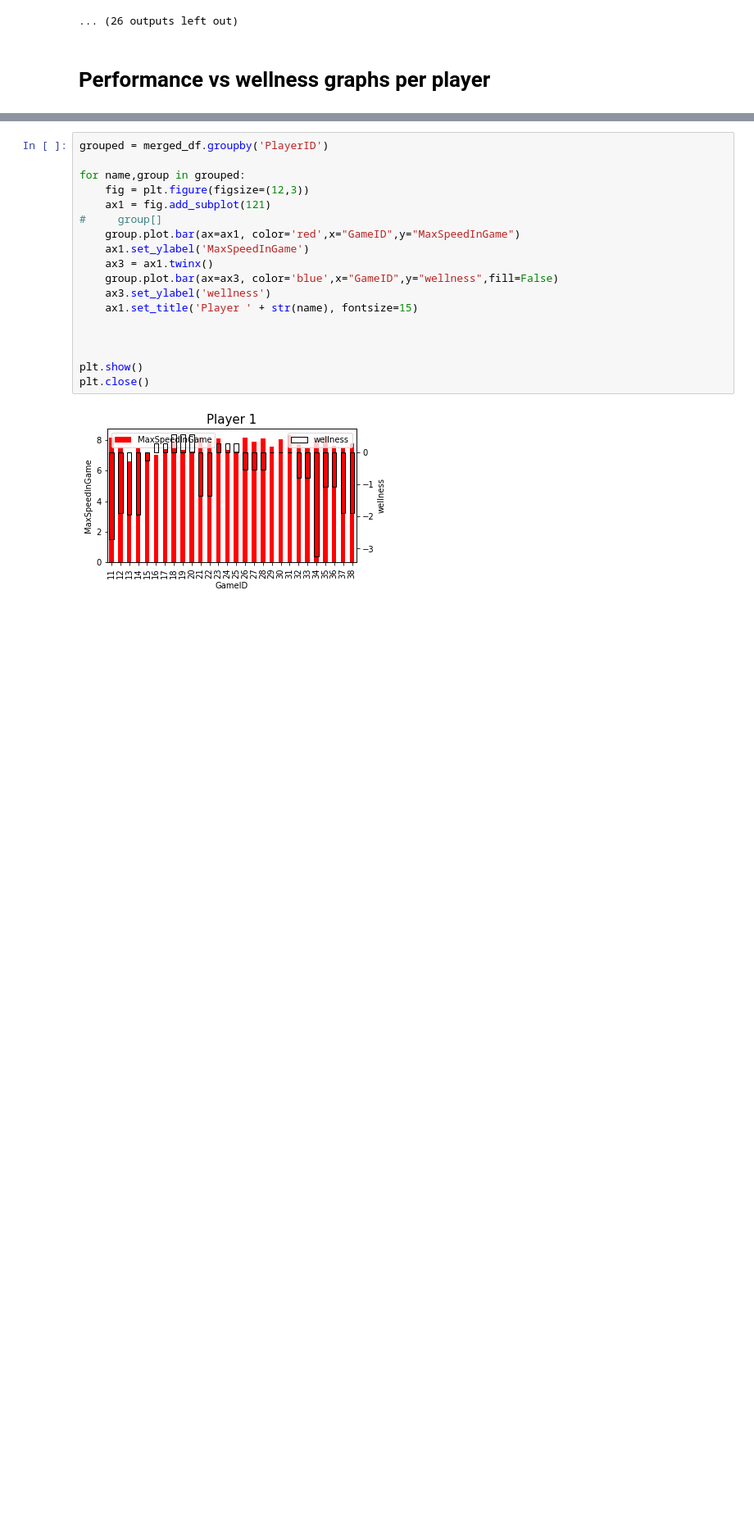
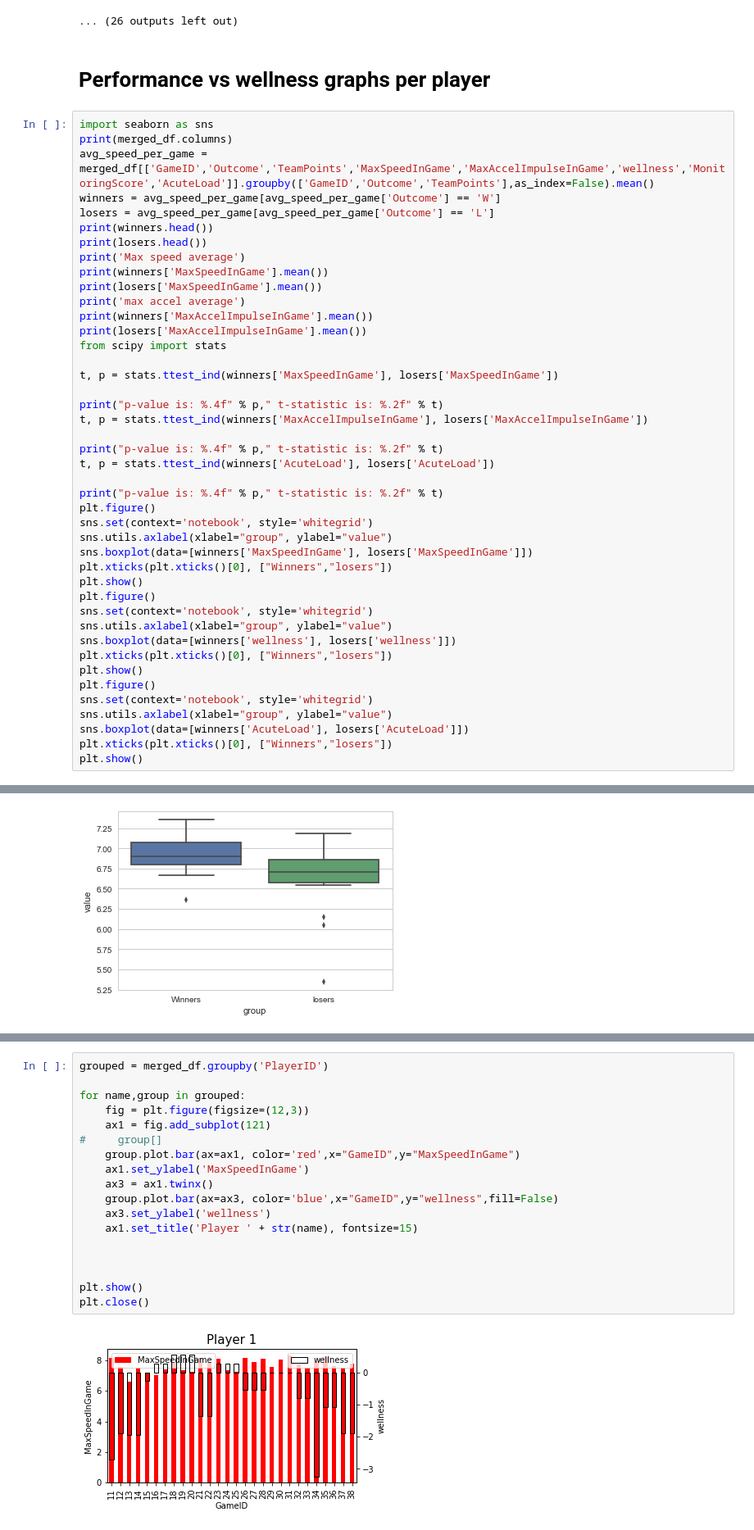
Before and after one commit to JoeRoussy/sta2453-project-1, a Jupyter notebook: training_vs_wellness_vs_performance.ipynb, the cells around one changed output, grey strips where cells are left out. Shown at 82% size. Saved outputs shown, nothing was run; the diff lists cells and outputs as text; blank space fills up the shorter version.

Commit message:
added t test for speed in winning games.

```diff
--- a/training_vs_wellness_vs_performance.ipynb
+++ b/training_vs_wellness_vs_performance.ipynb
@@ -175,3 +175,47 @@ plt.close()
 ... (26 outputs left out)
 # %% [markdown]
 # Performance vs wellness graphs per player
+# %%
+import seaborn as sns
+print(merged_df.columns)
+avg_speed_per_game = merged_df[['GameID','Outcome','TeamPoints','MaxSpeedInGame','MaxAccelImpulseInGame','wellness','MonitoringScore','AcuteLoad']].groupby(['GameID','Outcome','TeamPoints'],as_index=False).mean()
+winners = avg_speed_per_game[avg_speed_per_game['Outcome'] == 'W']
+losers = avg_speed_per_game[avg_speed_per_game['Outcome'] == 'L']
+print(winners.head())
+print(losers.head())
+print('Max speed average')
+print(winners['MaxSpeedInGame'].mean())
+print(losers['MaxSpeedInGame'].mean())
+print('max accel average')
+print(winners['MaxAccelImpulseInGame'].mean())
+print(losers['MaxAccelImpulseInGame'].mean())
+from scipy import stats
+
+t, p = stats.ttest_ind(winners['MaxSpeedInGame'], losers['MaxSpeedInGame'])
+
+print("p-value is: %.4f" % p," t-statistic is: %.2f" % t)
+t, p = stats.ttest_ind(winners['MaxAccelImpulseInGame'], losers['MaxAccelImpulseInGame'])
+
+print("p-value is: %.4f" % p," t-statistic is: %.2f" % t)
+t, p = stats.ttest_ind(winners['AcuteLoad'], losers['AcuteLoad'])
+
+print("p-value is: %.4f" % p," t-statistic is: %.2f" % t)
+plt.figure()
+sns.set(context='notebook', style='whitegrid')
+sns.utils.axlabel(xlabel="group", ylabel="value")
+sns.boxplot(data=[winners['MaxSpeedInGame'], losers['MaxSpeedInGame']])
+plt.xticks(plt.xticks()[0], ["Winners","losers"])
+plt.show()
+plt.figure()
+sns.set(context='notebook', style='whitegrid')
+sns.utils.axlabel(xlabel="group", ylabel="value")
+sns.boxplot(data=[winners['wellness'], losers['wellness']])
+plt.xticks(plt.xticks()[0], ["Winners","losers"])
+plt.show()
+plt.figure()
+sns.set(context='notebook', style='whitegrid')
+sns.utils.axlabel(xlabel="group", ylabel="value")
+sns.boxplot(data=[winners['AcuteLoad'], losers['AcuteLoad']])
+plt.xticks(plt.xticks()[0], ["Winners","losers"])
+plt.show()
+# %% [output]
@@ -177,0 +239 @@ plt.close()
+[figure, added]
```
Also changed, not shown: parts of 4 cells of this notebook.
